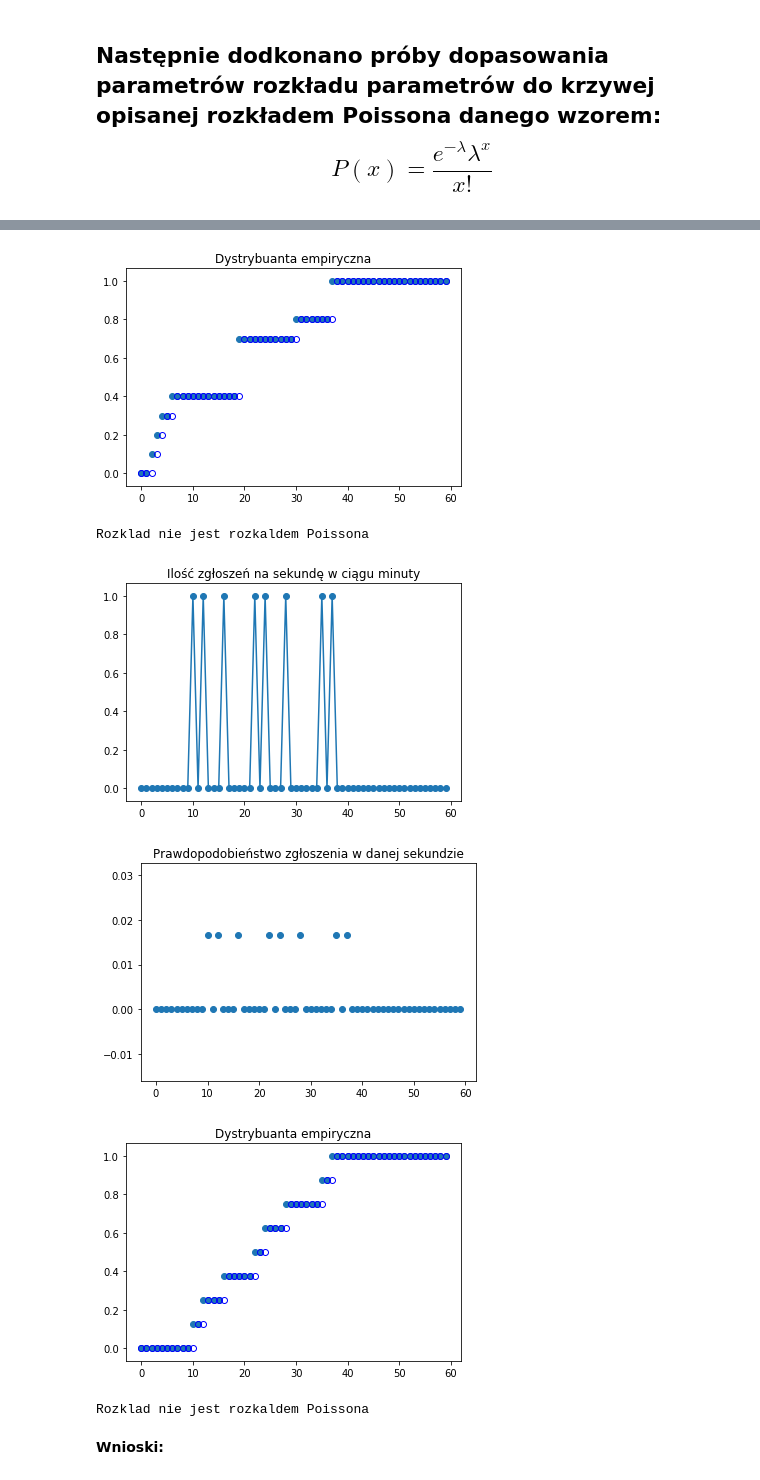
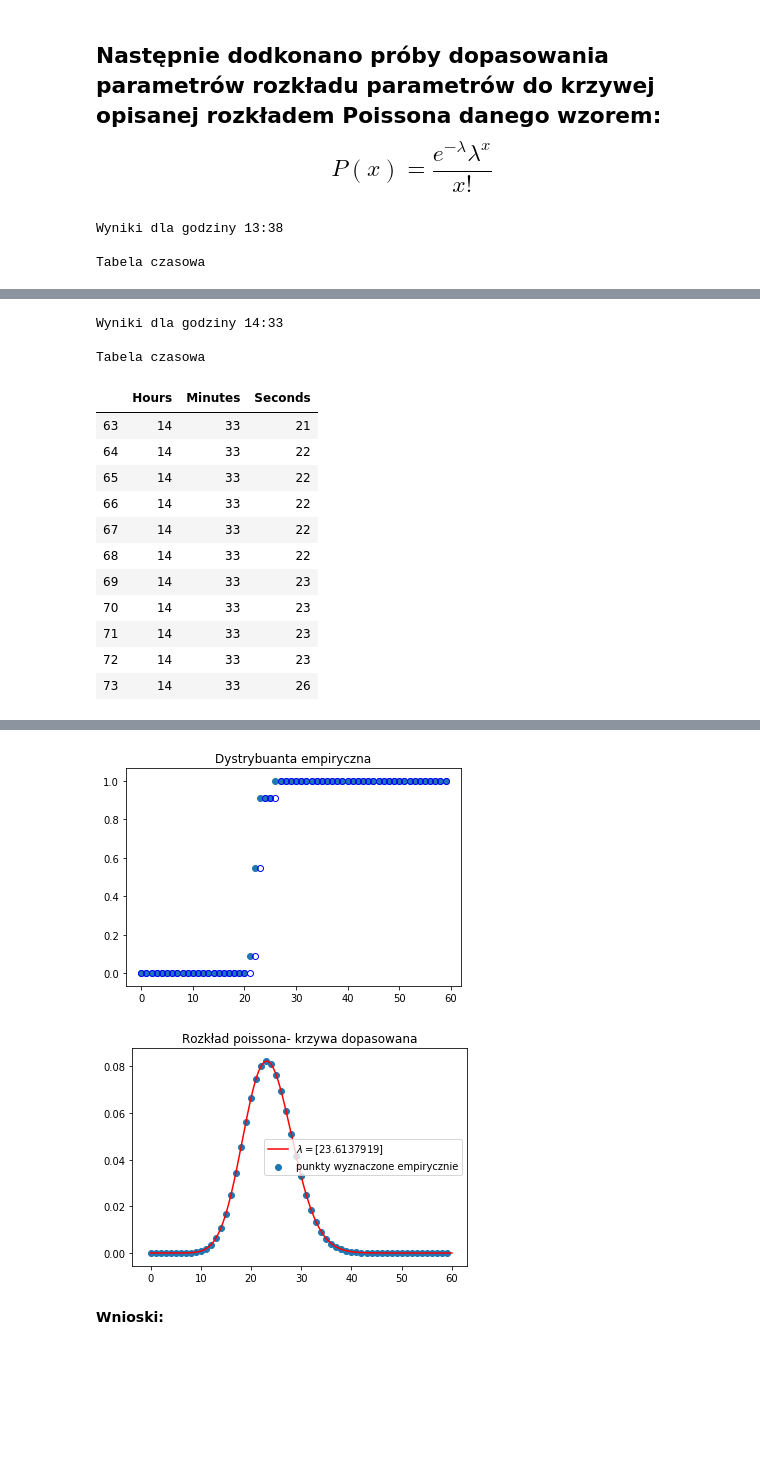
Before and after one commit to smakethunter/Poisson, a Jupyter notebook: El Projekto (2).ipynb, the cells around one changed output, grey strips where cells are left out. Cells and saved outputs as stored; diff of their text form; code cells hidden in the pictures; blank space fills up the shorter version.

```diff
--- a/El Projekto (2).ipynb
+++ b/El Projekto (2).ipynb
@@ -41,14 +41,18 @@ def time_no_empty(df):
     df['Minutes']=df['Time'].apply(lambda x: take_n_split(x,':',2))
     df['Seconds']=df['Time'].apply(lambda x: take_n_split(x,':',3))
     df['Hours']=df['Time'].apply(lambda x: take_n_split(x,':',1))
-    enough_events=[]
-    for min in range(1,60):
-        nr_events_per_minute=len(df.loc[df['Minutes']==min])
-        if nr_events_per_minute>6:
-            enough_events.append(min)
+    df["Enough"]=pd.Series([False]*len(df))
 
-    df['Enough_records']=df['Minutes'].apply(lambda x: x in enough_events)
-    df=df.loc[df['Enough_records']==True]
+    for h in range(24):
+        dfh=df.loc[df["Hours"]==h]
+        for min in range(1,60):
+            nr_events_per_minute=len(dfh.loc[(df['Minutes']==min) & (dfh['Hours']==h)])
+            if nr_events_per_minute>10:
+                for i in df.loc[(df['Minutes']==min) & (df['Hours']==h)].index:
+                    df.at[i,"Enough"]=True
+
+
+    df=df.loc[df['Enough']==True]
 
     data=pd.DataFrame({'Hours':df['Hours'],'Minutes':df['Minutes'],'Seconds':df['Seconds']})
 
@@ -82,20 +86,25 @@ Takich przypadków były 3.
 ## Następnie dodkonano próby dopasowania parametrów rozkładu parametrów do krzywej opisanej rozkładem Poissona danego wzorem: $${P\left( x \right) = \frac{{e^{ - \lambda } \lambda ^x }}{{x!}}}$$
 # %%
 
-data=time_no_empty(pd.read_csv('weblog.csv').head(60))
+data=time_no_empty(pd.read_csv('weblog.csv').head(100))
 hours=set(data['Hours'])
 for hour in hours:
     minutes=set(data.loc[data['Hours']==hour]['Minutes'])
     for minute in minutes:
 
         selected_minute_data,nr_events=select_time_data(data,hour,minute)
+
         logs_per_second=[]
         for i in range (60):
             in_minute=selected_minute_data.apply(lambda x: x['Seconds']==i,axis=1)
             n_logs=len(in_minute[in_minute==True].index)
             logs_per_second.append([i,n_logs])
 
+        print(f"Wyniki dla godziny {hour}:{minute}")
+        print("")
+        print("Tabela czasowa:")
 
+        display(selected_minute_data)
         ax=plt.figure()
         plt.scatter(np.array(logs_per_second)[:,0],np.array(logs_per_second)[:,1])
         plt.plot(np.array(logs_per_second)[:,0],np.array(logs_per_second)[:,1])
@@ -159,3 +168,6 @@ for hour in hours:
         except RuntimeError:
             print('Rozklad nie jest rozkaldem Poissona')
 # %% [output]
+Wyniki dla godziny 13:38
+
+Tabela czasowa
@@ -163,3 +190,18 @@ for hour in hours:
 [figure]
 [figure]
 [figure]
+Wyniki dla godziny 14:33
+
+Tabela czasowa
+|  | Hours | Minutes | Seconds |
+| 63 | 14 | 33 | 21 |
+| 64 | 14 | 33 | 22 |
+| 65 | 14 | 33 | 22 |
+| 66 | 14 | 33 | 22 |
+| 67 | 14 | 33 | 22 |
+| 68 | 14 | 33 | 22 |
+| 69 | 14 | 33 | 23 |
+| 70 | 14 | 33 | 23 |
+| 71 | 14 | 33 | 23 |
+| 72 | 14 | 33 | 23 |
+| 73 | 14 | 33 | 26 |
@@ -168,8 +210,4 @@ for hour in hours:
-[figure, old version]
+[figure, new version]
-Rozklad nie jest rozkaldem Poissona
-[figure, old version]
+[figure, new version]
-[figure, removed]
-[figure, removed]
-Rozklad nie jest rozkaldem Poissona
 # %% [markdown]
 **Wnioski:**
```
Also changed, not shown: parts of 1 cell of this notebook.
